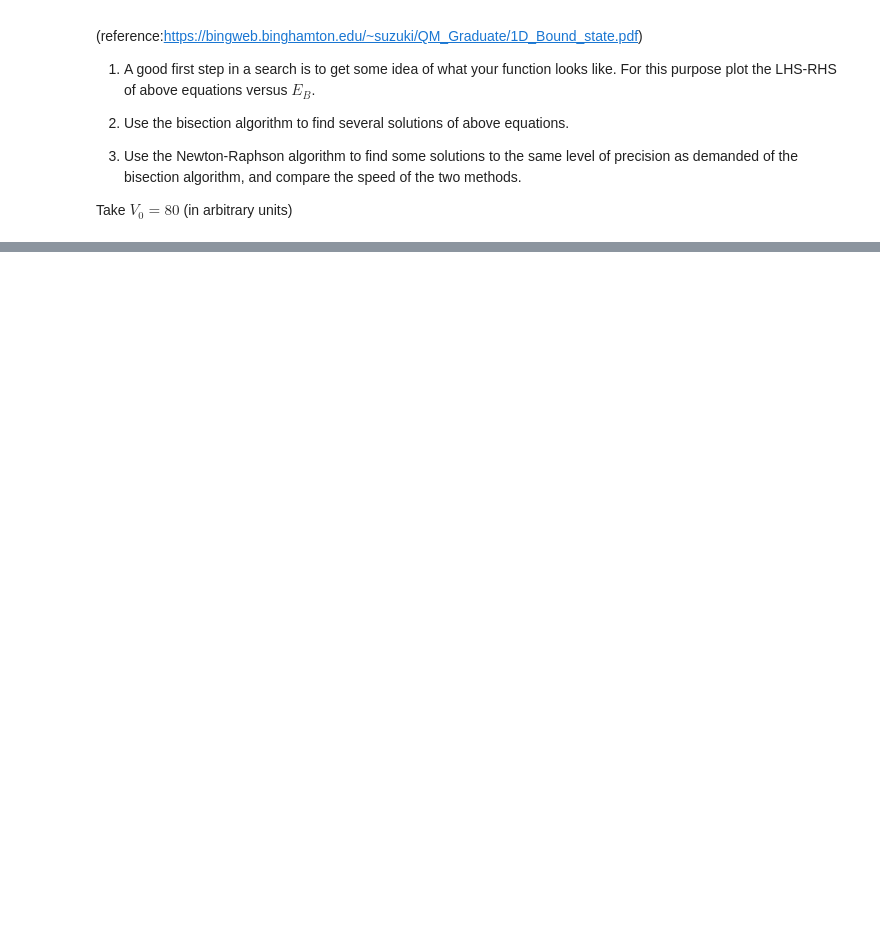
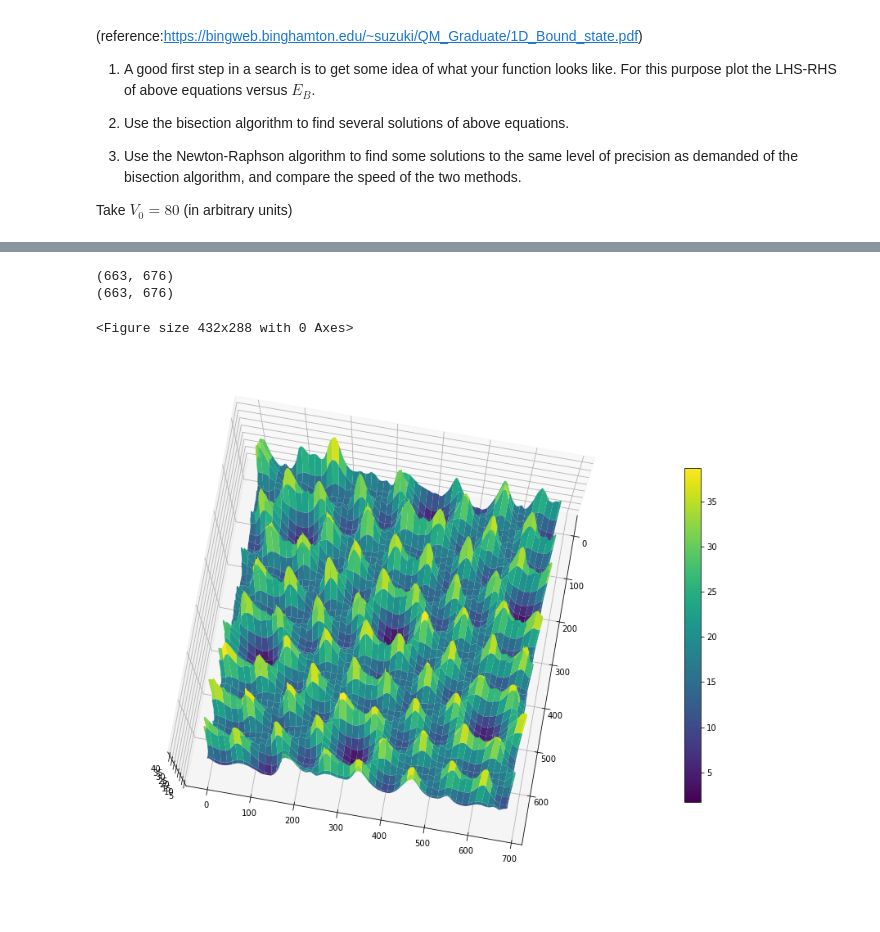
Before and after one commit to SCH-IITK/Computational-Physics-2022, a Jupyter notebook: Week 3/Assignment 3.ipynb, the cells around one changed output, grey strips where cells are left out. Drawn from its saved outputs; the diff is of its cells as text; code cells hidden in the pictures; blank space fills up the shorter version.

```diff
--- a/Week 3/Assignment 3.ipynb
+++ b/Week 3/Assignment 3.ipynb
@@ -50,0 +215,19 @@ The end result is a grid of values that represent the height of the surface as a
+# %%
+xx, yy = np.mgrid[0:img.shape[0], 0:img.shape[1]]
+print(xx.shape)
+print(yy.shape)
+fig = plt.figure()
+
+fig = plt.figure(figsize=(15,15))
+ax = fig.add_subplot(projection='3d')
+
+#drawing surface plot
+surface_plot= ax.plot_surface(xx, yy, img,cmap='viridis')
+fig.colorbar(surface_plot,shrink = 0.5)
+ax.view_init(80, 10)
+plt.show()
+# %% [output]
+(663, 676)
+(663, 676)
+<Figure size 432x288 with 0 Axes>
+[figure, added]
```
Also changed, not shown: parts of 3 cells of this notebook.
